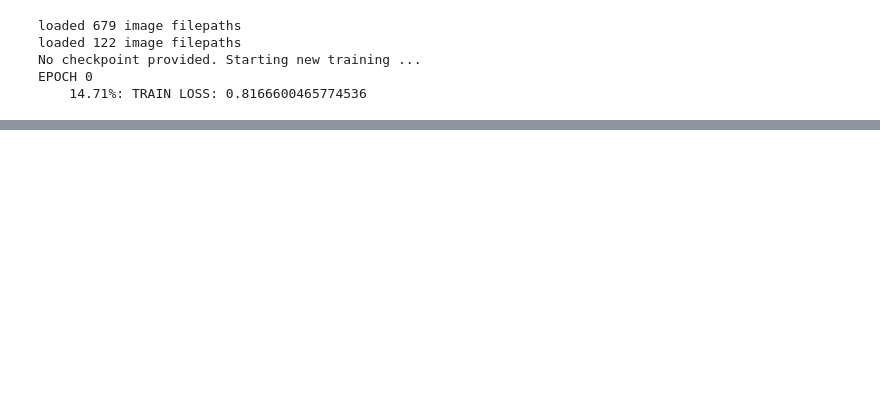
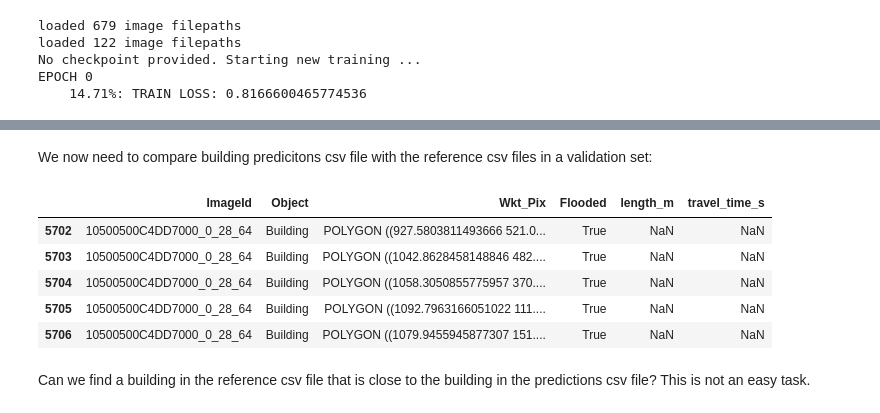
Before and after one commit to nesaboz/SpaceNet8, a Jupyter notebook: baseline/main.ipynb, the cells around one changed output, grey strips where cells are left out. Cells and saved outputs as stored; diff of their text form; code cells hidden in the pictures; blank space fills up the shorter version.

```diff
--- a/baseline/main.ipynb
+++ b/baseline/main.ipynb
@@ -13,0 +194,14 @@ EPOCH 0
+# %% [markdown]
+We now need to compare building predicitons csv file with the reference csv files in a validation set:
+# %%
+ref_building = ref[ref['Object'] == 'Building']
+ref_building.head()
+# %% [output]
+|  | ImageId | Object | Wkt_Pix | Flooded | length_m | travel_time_s |
+| 5702 | 10500500C4DD7000_0_28_64 | Building | POLYGON ((927.5803811493666 521.0... | True | NaN | NaN |
+| 5703 | 10500500C4DD7000_0_28_64 | Building | POLYGON ((1042.8628458148846 482.... | True | NaN | NaN |
+| 5704 | 10500500C4DD7000_0_28_64 | Building | POLYGON ((1058.3050855775957 370.... | True | NaN | NaN |
+| 5705 | 10500500C4DD7000_0_28_64 | Building | POLYGON ((1092.7963166051022 111.... | True | NaN | NaN |
+| 5706 | 10500500C4DD7000_0_28_64 | Building | POLYGON ((1079.9455945877307 151.... | True | NaN | NaN |
+# %% [markdown]
+Can we find a building in the reference csv file that is close to the building in the predictions csv file? This is not an easy task.
```
Also changed, not shown: parts of 35 cells of this notebook, 3 other files.
